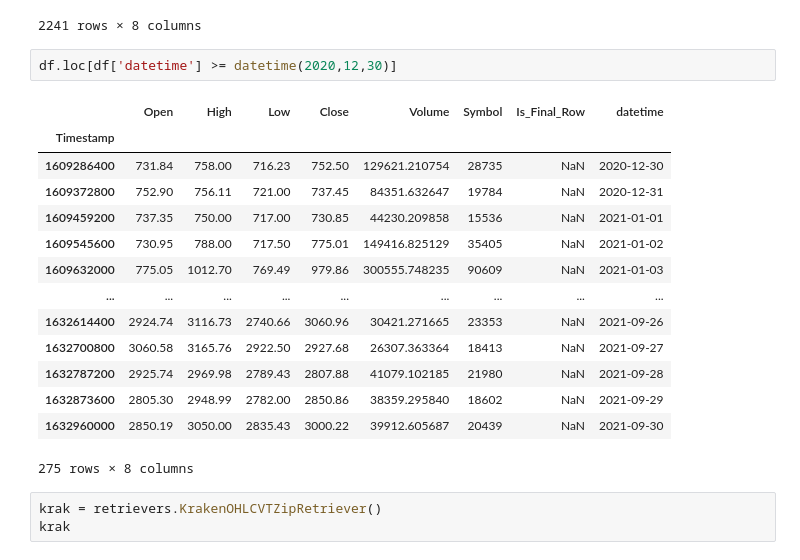
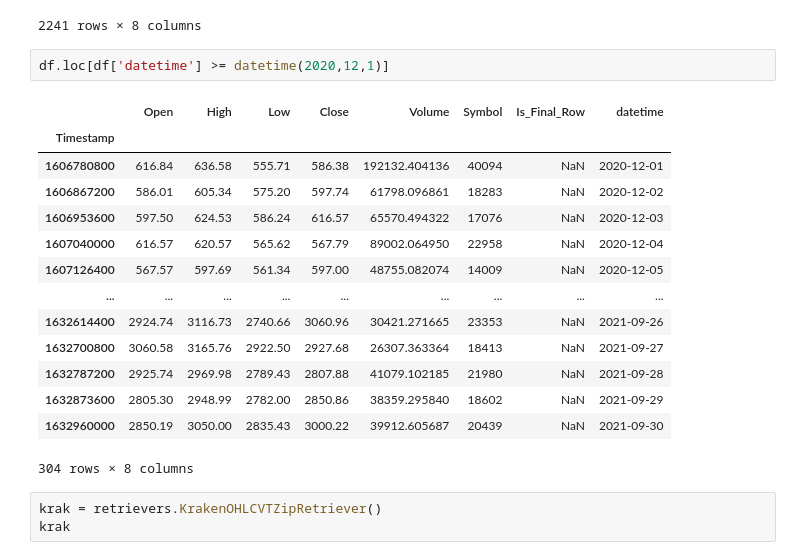
Before and after one commit to avepus/crypto-model, a Jupyter notebook: notebooks/building data retrieval.ipynb, the cells around one changed output. Drawn from its saved outputs; the diff is of its cells as text.

```diff
--- a/notebooks/building data retrieval.ipynb
+++ b/notebooks/building data retrieval.ipynb
@@ -84,22 +84,22 @@ df
 | 1632960000 | 2850.19000 | 3050.00000 | 2835.43000 | 3000.22000 | 39912.605687 | 20439 | NaN | 2021-09-30 |
 2241 rows × 8 columns
 # %%
-df.loc[df['datetime'] >= datetime(2020,12,30)]
+df.loc[df['datetime'] >= datetime(2020,12,1)]
 # %% [output]
 |  | Open | High | Low | Close | Volume | Symbol | Is_Final_Row | datetime |
 | Timestamp |  |  |  |  |  |  |  |  |
-| 1609286400 | 731.84 | 758.00 | 716.23 | 752.50 | 129621.210754 | 28735 | NaN | 2020-12-30 |
-| 1609372800 | 752.90 | 756.11 | 721.00 | 737.45 | 84351.632647 | 19784 | NaN | 2020-12-31 |
-| 1609459200 | 737.35 | 750.00 | 717.00 | 730.85 | 44230.209858 | 15536 | NaN | 2021-01-01 |
-| 1609545600 | 730.95 | 788.00 | 717.50 | 775.01 | 149416.825129 | 35405 | NaN | 2021-01-02 |
-| 1609632000 | 775.05 | 1012.70 | 769.49 | 979.86 | 300555.748235 | 90609 | NaN | 2021-01-03 |
+| 1606780800 | 616.84 | 636.58 | 555.71 | 586.38 | 192132.404136 | 40094 | NaN | 2020-12-01 |
+| 1606867200 | 586.01 | 605.34 | 575.20 | 597.74 | 61798.096861 | 18283 | NaN | 2020-12-02 |
+| 1606953600 | 597.50 | 624.53 | 586.24 | 616.57 | 65570.494322 | 17076 | NaN | 2020-12-03 |
+| 1607040000 | 616.57 | 620.57 | 565.62 | 567.79 | 89002.064950 | 22958 | NaN | 2020-12-04 |
+| 1607126400 | 567.57 | 597.69 | 561.34 | 597.00 | 48755.082074 | 14009 | NaN | 2020-12-05 |
 | ... | ... | ... | ... | ... | ... | ... | ... | ... |
 | 1632614400 | 2924.74 | 3116.73 | 2740.66 | 3060.96 | 30421.271665 | 23353 | NaN | 2021-09-26 |
 | 1632700800 | 3060.58 | 3165.76 | 2922.50 | 2927.68 | 26307.363364 | 18413 | NaN | 2021-09-27 |
 | 1632787200 | 2925.74 | 2969.98 | 2789.43 | 2807.88 | 41079.102185 | 21980 | NaN | 2021-09-28 |
 | 1632873600 | 2805.30 | 2948.99 | 2782.00 | 2850.86 | 38359.295840 | 18602 | NaN | 2021-09-29 |
 | 1632960000 | 2850.19 | 3050.00 | 2835.43 | 3000.22 | 39912.605687 | 20439 | NaN | 2021-09-30 |
-275 rows × 8 columns
+304 rows × 8 columns
 # %%
 krak = retrievers.KrakenOHLCVTZipRetriever()
 krak
```
Also changed, not shown: 3 other files.
